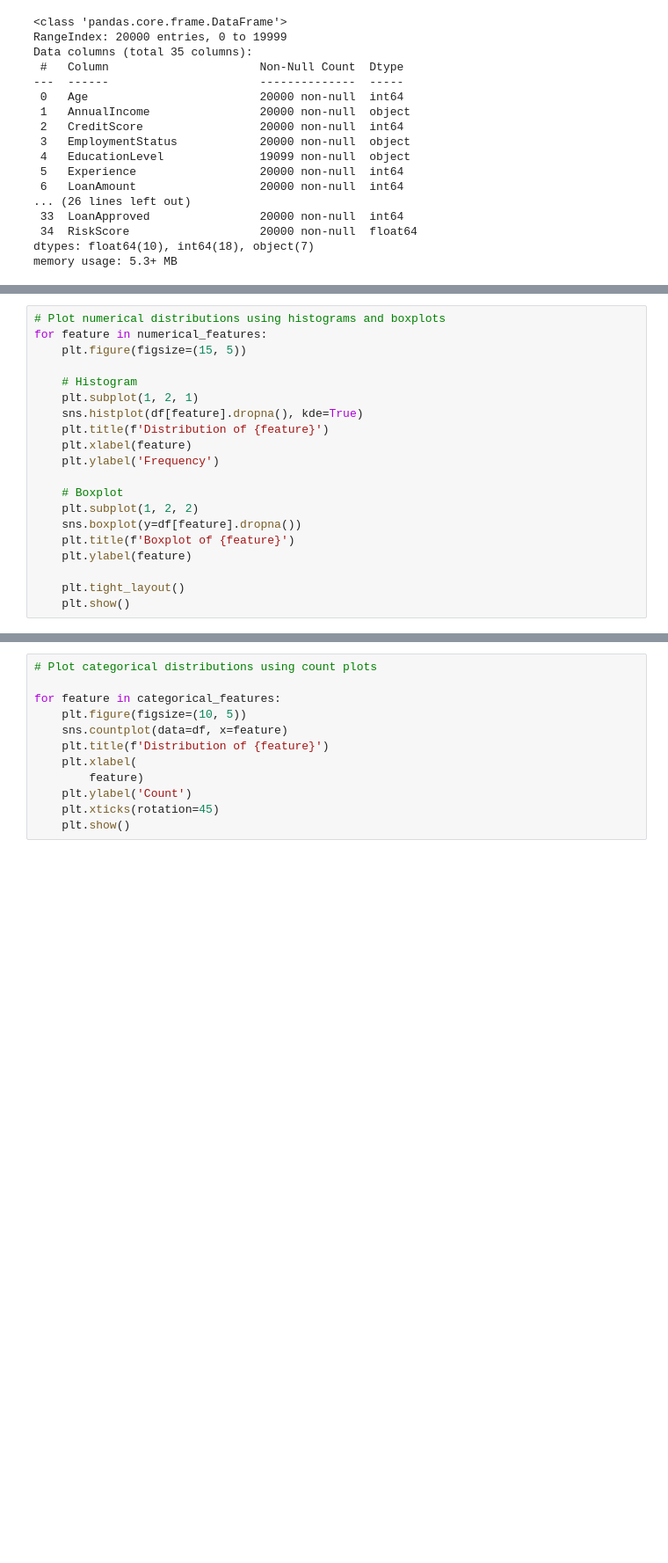
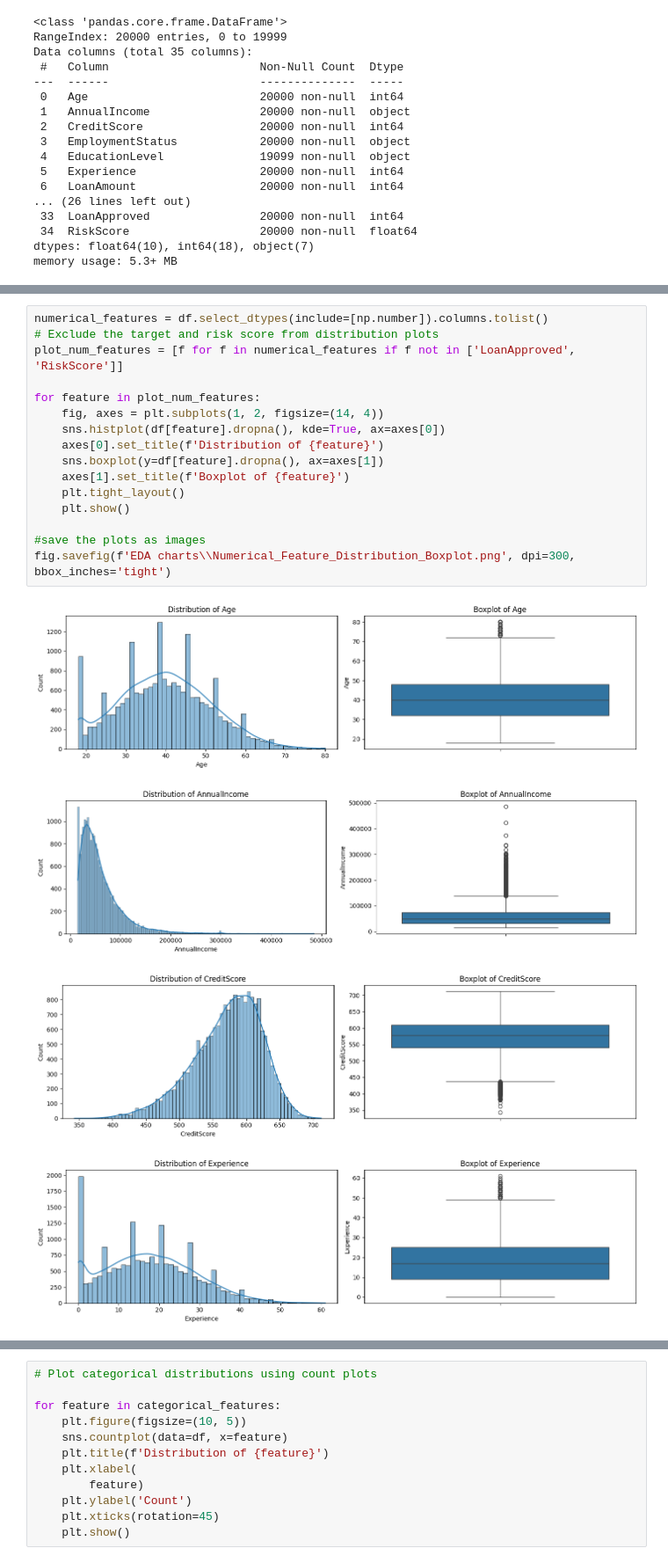
Before and after one commit to AnundaTheScientist/Machine-Learning-Model-for-Loan-Approval-, a Jupyter notebook: financial_loan_risk.ipynb, the cells around one changed output, grey strips where cells are left out. Shown at 88% size. Cells and saved outputs as stored; diff of their text form; blank space fills up the shorter version.

```diff
--- a/financial_loan_risk.ipynb
+++ b/financial_loan_risk.ipynb
@@ -142,20 +198,0 @@ categorical_features = df.select_dtypes(include=['object']).columns.tolist()
-# %%
-# Plot numerical distributions using histograms and boxplots
-for feature in numerical_features:
-    plt.figure(figsize=(15, 5))
-
-    # Histogram
-    plt.subplot(1, 2, 1)
-    sns.histplot(df[feature].dropna(), kde=True)
-    plt.title(f'Distribution of {feature}')
-    plt.xlabel(feature)
-    plt.ylabel('Frequency')
-
-    # Boxplot
-    plt.subplot(1, 2, 2)
-    sns.boxplot(y=df[feature].dropna())
-    plt.title(f'Boxplot of {feature}')
-    plt.ylabel(feature)
-
-    plt.tight_layout()
-    plt.show()
@@ -175,0 +265,21 @@ for feature in numerical_features:
+# %%
+numerical_features = df.select_dtypes(include=[np.number]).columns.tolist()
+# Exclude the target and risk score from distribution plots
+plot_num_features = [f for f in numerical_features if f not in ['LoanApproved', 'RiskScore']]
+
+for feature in plot_num_features:
+    fig, axes = plt.subplots(1, 2, figsize=(14, 4))
+    sns.histplot(df[feature].dropna(), kde=True, ax=axes[0])
+    axes[0].set_title(f'Distribution of {feature}')
+    sns.boxplot(y=df[feature].dropna(), ax=axes[1])
+    axes[1].set_title(f'Boxplot of {feature}')
+    plt.tight_layout()
+    plt.show()
+
+#save the plots as images
+fig.savefig(f'EDA charts\\Numerical_Feature_Distribution_Boxplot.png', dpi=300, bbox_inches='tight')
+# %% [output]
+[figure, added]
+[figure, added]
+[figure, added]
+[figure, added]
```
Also changed, not shown: parts of 127 cells of this notebook, 21 other files.
